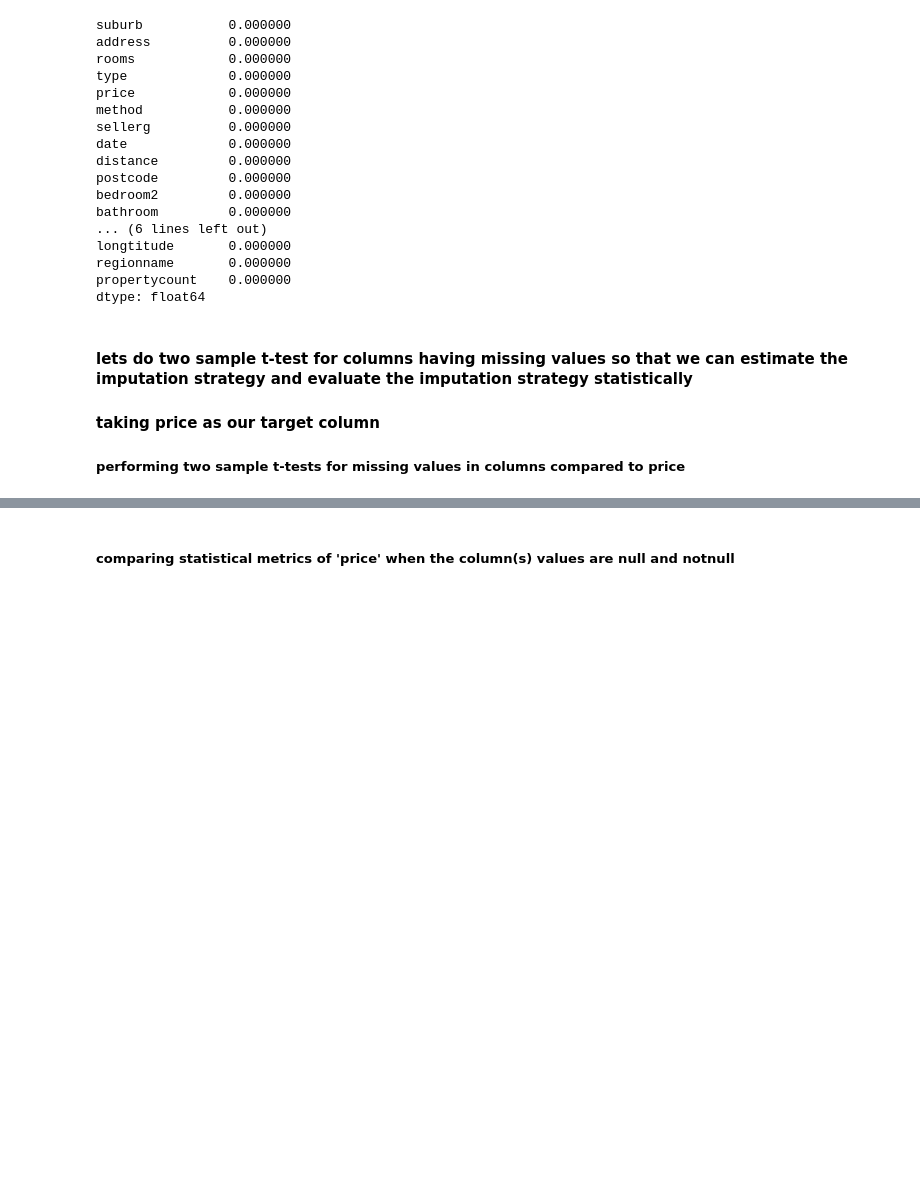
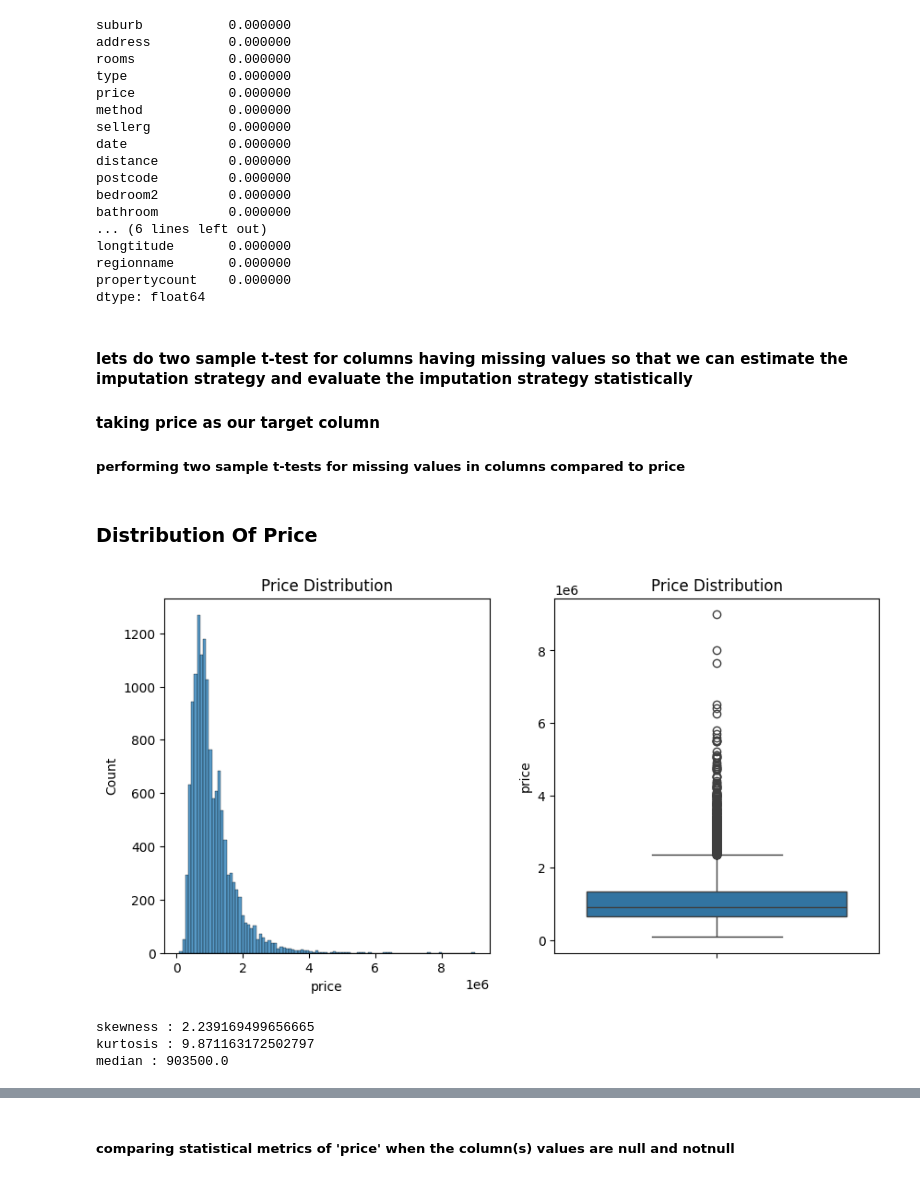
Before and after one commit to SKMsushant/HeroVired, a Jupyter notebook: statistics_graded_assignment/Sushant_kumar_PGDSAIML_1.ipynb, the cells around one changed output, grey strips where cells are left out. Saved outputs shown, nothing was run; the diff lists cells and outputs as text; code cells hidden in the pictures; blank space fills up the shorter version.

```diff
--- a/statistics_graded_assignment/Sushant_kumar_PGDSAIML_1.ipynb
+++ b/statistics_graded_assignment/Sushant_kumar_PGDSAIML_1.ipynb
@@ -283,3 +283,26 @@ dtype: float64
 #### lets do two sample t-test for columns having missing values so that we can estimate the imputation strategy and evaluate the imputation strategy statistically
 #### taking price as our target column
 ##### performing  two sample t-tests for missing values in columns compared to price
+# %% [markdown]
+### Distribution Of Price
+# %%
+plt.figure(figsize=(10,5))
+
+plt.subplot(1,2,1)
+sns.histplot(df['price'],bins=100)
+plt.title("Price Distribution")
+
+plt.subplot(1,2,2)
+sns.boxplot(df['price'])
+plt.title("Price Distribution")
+plt.show()
+# %% [output]
+[figure, added]
+# %%
+print(f'skewness : {df['price'].skew()}')
+print(f'kurtosis : {df['price'].kurt()}')
+print(f'median : {df['price'].median()}')
+# %% [output]
+skewness : 2.239169499656665
+kurtosis : 9.871163172502797
+median : 903500.0
```
Also changed, not shown: parts of 11 cells of this notebook, 3 other files.
